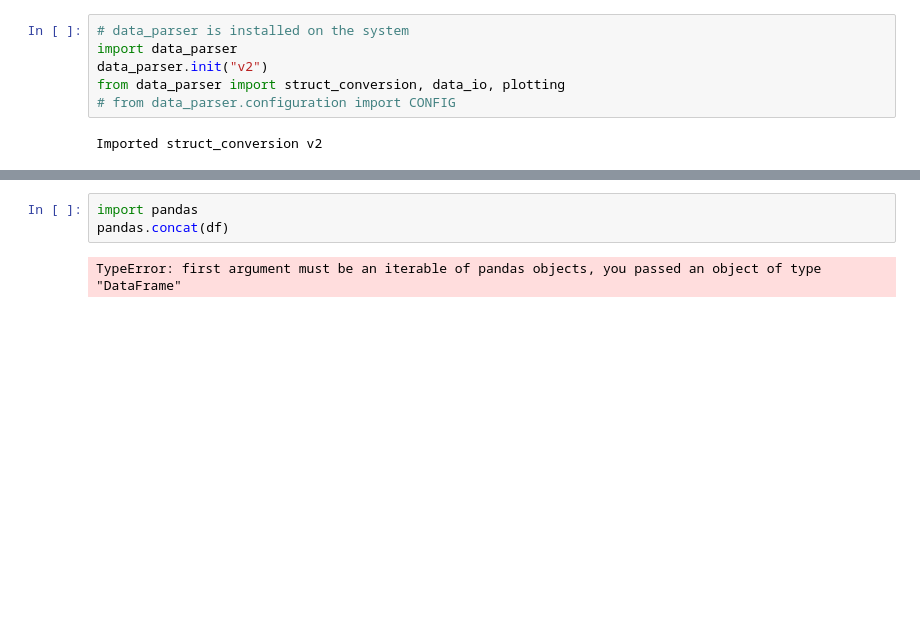
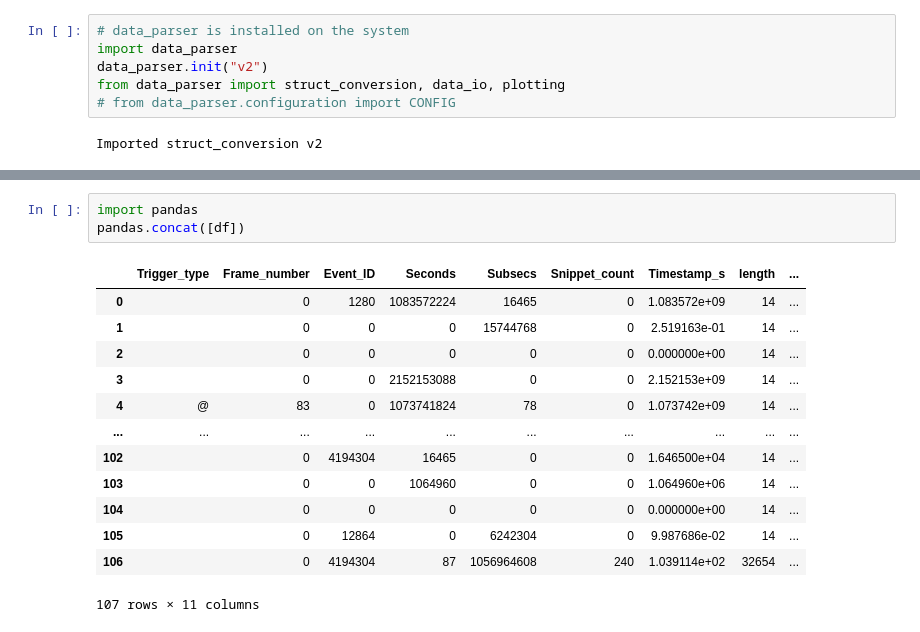
Before and after one commit to francescopompa/radc-processor, a Jupyter notebook: notebooks/data_parser_v2_notebook.ipynb, the cells around one changed output, grey strips where cells are left out. Saved outputs shown, nothing was run; the diff lists cells and outputs as text; blank space fills up the shorter version.

```diff
--- a/notebooks/data_parser_v2_notebook.ipynb
+++ b/notebooks/data_parser_v2_notebook.ipynb
@@ -94,6 +94,18 @@ df
 107 rows × 11 columns
 # %%
 import pandas
-pandas.concat(df)
+pandas.concat([df])
 # %% [output]
+|  | Trigger_type | Frame_number | Event_ID | Seconds | Subsecs | Snippet_count | Timestamp_s | length | ... |
+| 0 |  | 0 | 1280 | 1083572224 | 16465 | 0 | 1.083572e+09 | 14 | ... |
+| 1 |  | 0 | 0 | 0 | 15744768 | 0 | 2.519163e-01 | 14 | ... |
+| 2 |  | 0 | 0 | 0 | 0 | 0 | 0.000000e+00 | 14 | ... |
+| 3 |  | 0 | 0 | 2152153088 | 0 | 0 | 2.152153e+09 | 14 | ... |
+| 4 | @ | 83 | 0 | 1073741824 | 78 | 0 | 1.073742e+09 | 14 | ... |
+| ... | ... | ... | ... | ... | ... | ... | ... | ... | ... |
+| 102 |  | 0 | 4194304 | 16465 | 0 | 0 | 1.646500e+04 | 14 | ... |
+| 103 |  | 0 | 0 | 1064960 | 0 | 0 | 1.064960e+06 | 14 | ... |
+| 104 |  | 0 | 0 | 0 | 0 | 0 | 0.000000e+00 | 14 | ... |
+| 105 |  | 0 | 12864 | 0 | 6242304 | 0 | 9.987686e-02 | 14 | ... |
+| 106 |  | 0 | 4194304 | 87 | 1056964608 | 240 | 1.039114e+02 | 32654 | ... |
-TypeError: first argument must be an iterable of pandas objects, you passed an object of type "DataFrame"
+107 rows × 11 columns
```
Also changed, not shown: parts of 2 cells of this notebook, 3 other files.
